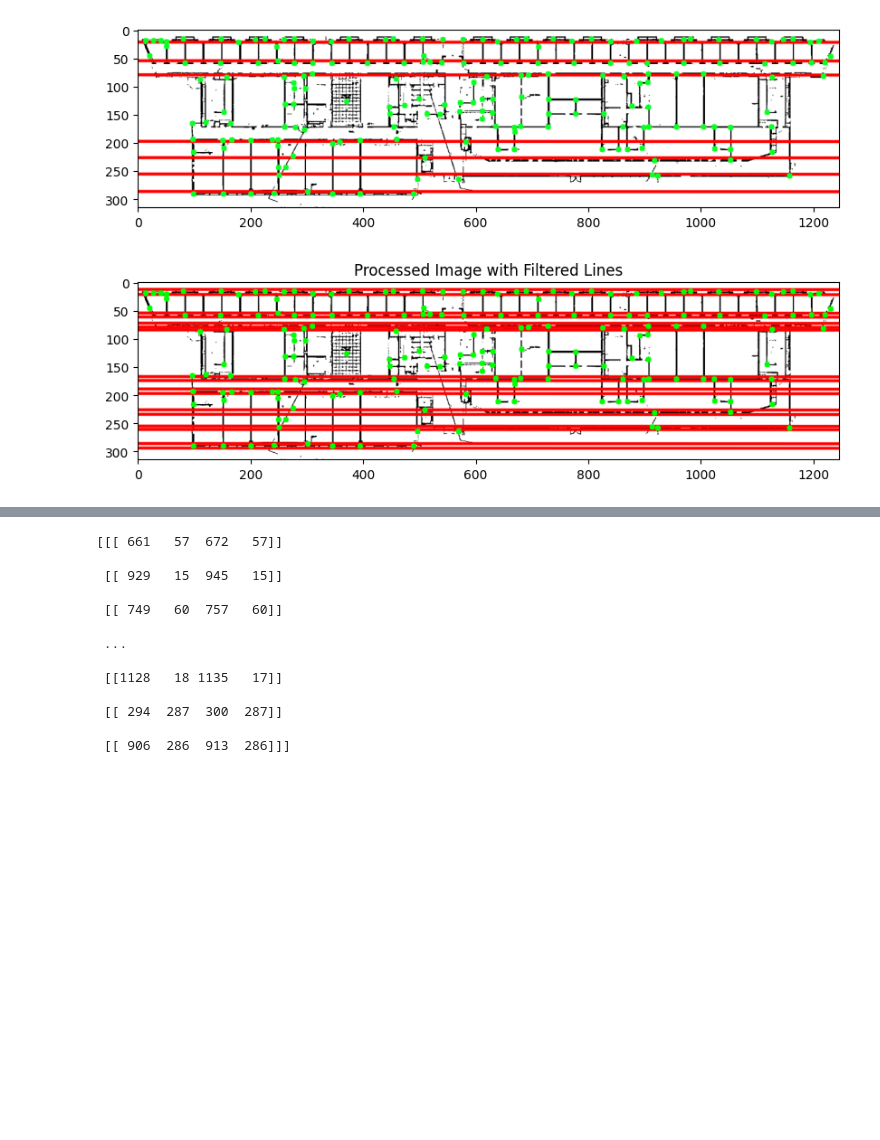
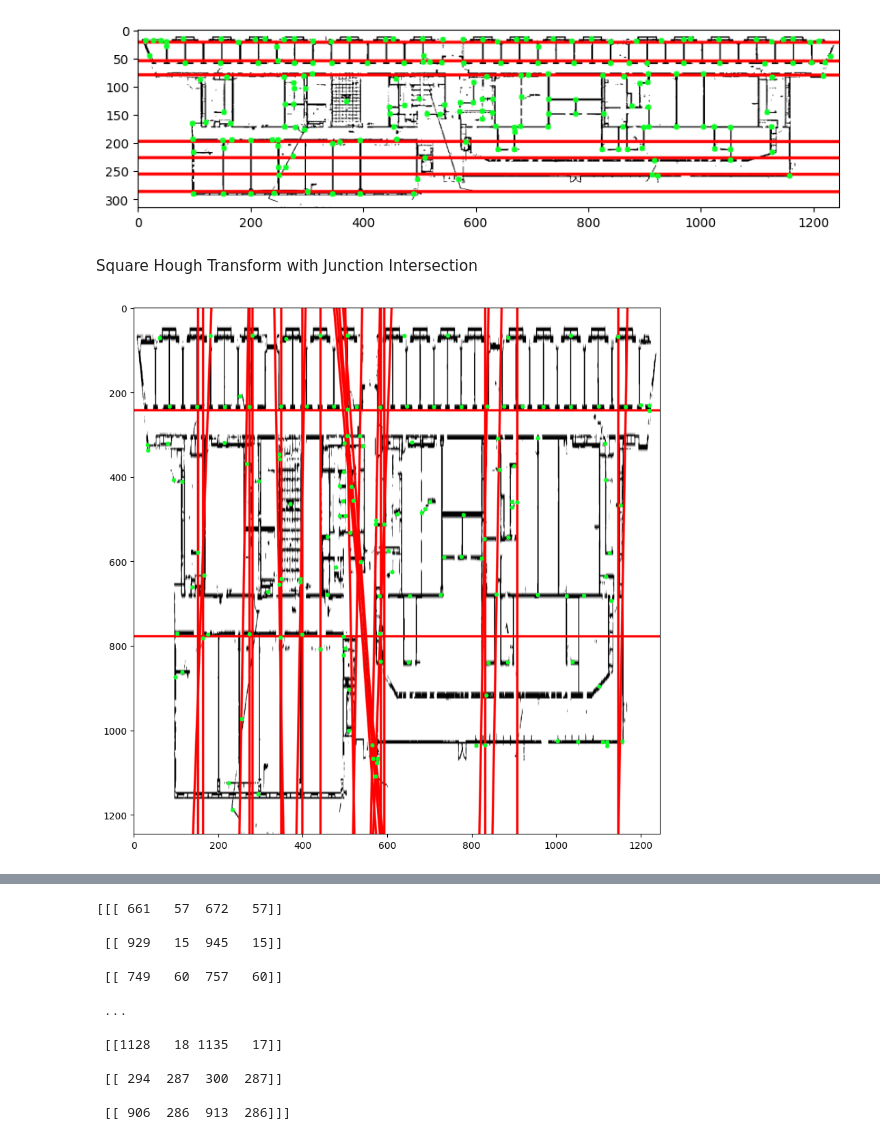
Before and after one commit to luqmanzaceria/ucsc-research, a Jupyter notebook: cv-floorplan/hough/hough.ipynb, the cells around one changed output, grey strips where cells are left out. Cells and saved outputs as stored; diff of their text form; code cells hidden in the pictures; blank space fills up the shorter version.

Commit message:
Add to hough transform experiments

```diff
--- a/cv-floorplan/hough/hough.ipynb
+++ b/cv-floorplan/hough/hough.ipynb
@@ -279,6 +282,8 @@ plt.imshow(cv2.cvtColor(image, cv2.COLOR_BGR2RGB))  # Convert BGR to RGB for mat
 plt.show()
 # %% [output]
 [figure]
+# %% [markdown]
+Square Hough Transform with Junction Intersection
 # %%
 import cv2
 import numpy as np
@@ -287,10 +292,17 @@ import math
 
 # Load image, grayscale, Gaussian blur, Otsu's threshold
 image = cv2.imread('img/reassembled_E2_2.png')
-gray = cv2.cvtColor(image, cv2.COLOR_BGR2GRAY)
+
+# Resize image to a square shape
+height, width = image.shape[:2]
+size = max(height, width)
+square_image = cv2.resize(image, (size, size))
+
+gray = cv2.cvtColor(square_image, cv2.COLOR_BGR2GRAY)
 blur = cv2.GaussianBlur(gray, (3,3), 0)
 _, thresh = cv2.threshold(blur, 0, 255, cv2.THRESH_BINARY + cv2.THRESH_OTSU)
 inverted_thresh = cv2.bitwise_not(thresh)
+cv2.imwrite('inverted_image.png', inverted_thresh)
 
 # Morphological closing and dilation to clean up the image
 kernel = np.ones((5,5), np.uint8)
@@ -303,14 +315,14 @@ horizontal = cv2.morphologyEx(img, cv2.MORPH_OPEN, horizontal_kernel, iterations
 vertical_kernel = cv2.getStructuringElement(cv2.MORPH_RECT, (1,10))
 vertical = cv2.morphologyEx(img, cv2.MORPH_OPEN, vertical_kernel, iterations=2)
 
-# Custom diagonal kernels for diagonal lines detection
+# Custom diagonal kernels
 size = 10
 diag1_kernel = np.eye(size, dtype=np.uint8)
 diag2_kernel = np.fliplr(diag1_kernel)
 diagonal1 = cv2.morphologyEx(img, cv2.MORPH_OPEN, diag1_kernel, iterations=2)
 diagonal2 = cv2.morphologyEx(img, cv2.MORPH_OPEN, diag2_kernel, iterations=2)
 
-# Find joints by intersecting the lines
+# Find joints by intersecting the horizontal and vertical lines
 hv_intersections = cv2.bitwise_and(horizontal, vertical)
 hd1_intersections = cv2.bitwise_and(horizontal, diagonal1)
 hd2_intersections = cv2.bitwise_and(horizontal, diagonal2)
@@ -326,62 +338,55 @@ joints = cv2.bitwise_or(joints, vd2_intersections)
 joints = cv2.bitwise_or(joints, dd_intersections)
 
 # Find centroids of the joints
 cnts, _ = cv2.findContours(joints, cv2.RETR_EXTERNAL, cv2.CHAIN_APPROX_SIMPLE)
 centroids = []
 for c in cnts:
     M = cv2.moments(c)
     if M['m00'] != 0:
         cx = int(M['m10']/M['m00'])
         cy = int(M['m01']/M['m00'])
         centroids.append((cx, cy))
 
-# Apply Canny edge detection and Hough Transform to find lines
-edges = cv2.Canny(img, 50, 200, None, 3)
-lines = cv2.HoughLines(edges, 1, np.pi / 180, 200, None, 0, 0)
-
 # Maximum distance possible within the image diagonal for drawing lines
 height, width = img.shape[:2]
 max_len = int(np.sqrt(width**2 + height**2))
 
-filtered_lines = []
-# Filter and draw lines that intersect with at least two centroids
+# Apply Canny edge detection and Hough Transform to find lines
+edges = cv2.Canny(img, 50, 200, None, 3)
+cdst = cv2.cvtColor(edges, cv2.COLOR_GRAY2BGR)
+lines = cv2.HoughLines(edges, 1, np.pi / 180, 150, None, 0, 0)
+
+# Now use max_len instead of 1000 to ensure lines go across the entire image
 if lines is not None:
-    for line in lines:
-        rho, theta = line[0][0], line[0][1]
+    for i in range(0, len(lines)):
+        rho = lines[i][0][0]
+        theta = lines[i][0][1]
         a = math.cos(theta)
         b = math.sin(theta)
         x0 = a * rho
         y0 = b * rho
-        pt1 = (int(x0 + max_len*(-b)), int(y0 + max_len*(a)))
-        pt2 = (int(x0 - max_len*(-b)), int(y0 - max_len*(a)))
+        pt1 = (int(x0 + max_len*(-b)), int(y0 + max_len * (a)))
+        pt2 = (int(x0 - max_len * (-b)), int(y0 - max_len * (a)))
 
-        intersect_count = sum(1 for cx, cy in centroids if abs((a * cx) + (b * cy) - rho) / math.sqrt(a**2 + b**2) < 5)
-        if intersect_count >= 2:
-            # Before adding this line, check for duplicates
-            is_duplicate = False
-            for existing_line in filtered_lines:
-                rho_existing, theta_existing = existing_line[0], existing_line[1]
-                # Calculate the distance and angular difference between the new line and existing lines
-                distance_diff = abs(rho - rho_existing)
-                angle_diff = abs(theta - theta_existing)
-                if distance_diff < 5 and angle_diff < np.pi/180:
-                    is_duplicate = True
-                    break
+        # Draw only the lines that intersect with centroids
+        intersects = False
+        for cx, cy in centroids:
+            # Check if the centroids are close to the line
+            distance = abs((a * cx) + (b * cy) - rho) / math.sqrt(a**2 + b**2)
+            if distance < 1:  # Threshold to consider if a centroid is on the line
+                intersects = True
+                break  # Stop checking once an intersection is found
 
-            # If the line is not a duplicate, draw it on the image
-            if not is_duplicate:
-                cv2.line(image, pt1, pt2, (0, 0, 255), 3, cv2.LINE_AA)
-                # Add this line to the list of filtered lines
-                filtered_lines.append((rho, theta))
+        if intersects:
+            cv2.line(square_image, pt1, pt2, (0,0,255), 3, cv2.LINE_AA)
 
 # Draw centroids for visual confirmation
 for cx, cy in centroids:
-    cv2.circle(image, (cx, cy), 5, (0, 255, 0), -1)
+    cv2.circle(square_image, (cx, cy), 5, (36, 255, 12), -1)
 
 # Display the result
-plt.figure(figsize=(10, 10))
-plt.imshow(cv2.cvtColor(image, cv2.COLOR_BGR2RGB))  # Convert BGR to RGB for matplotlib display
-plt.title("Processed Image with Filtered Lines")
+plt.figure(figsize=(10,10))
+plt.imshow(cv2.cvtColor(square_image, cv2.COLOR_BGR2RGB))  # Convert BGR to RGB for matplotlib display
 plt.show()
 # %% [output]
-[figure, old version]
+[figure, new version]
```
Also changed, not shown: parts of 7 cells of this notebook.
